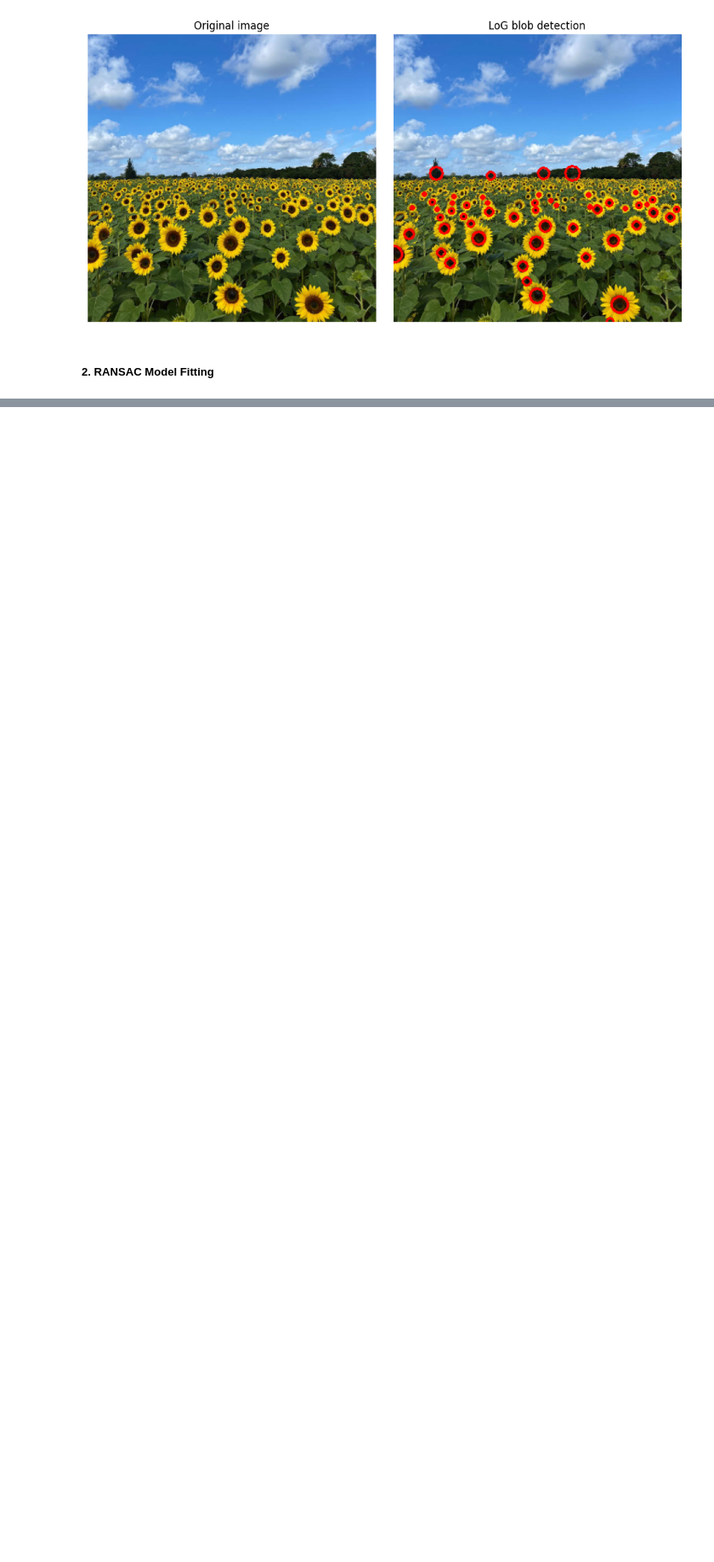
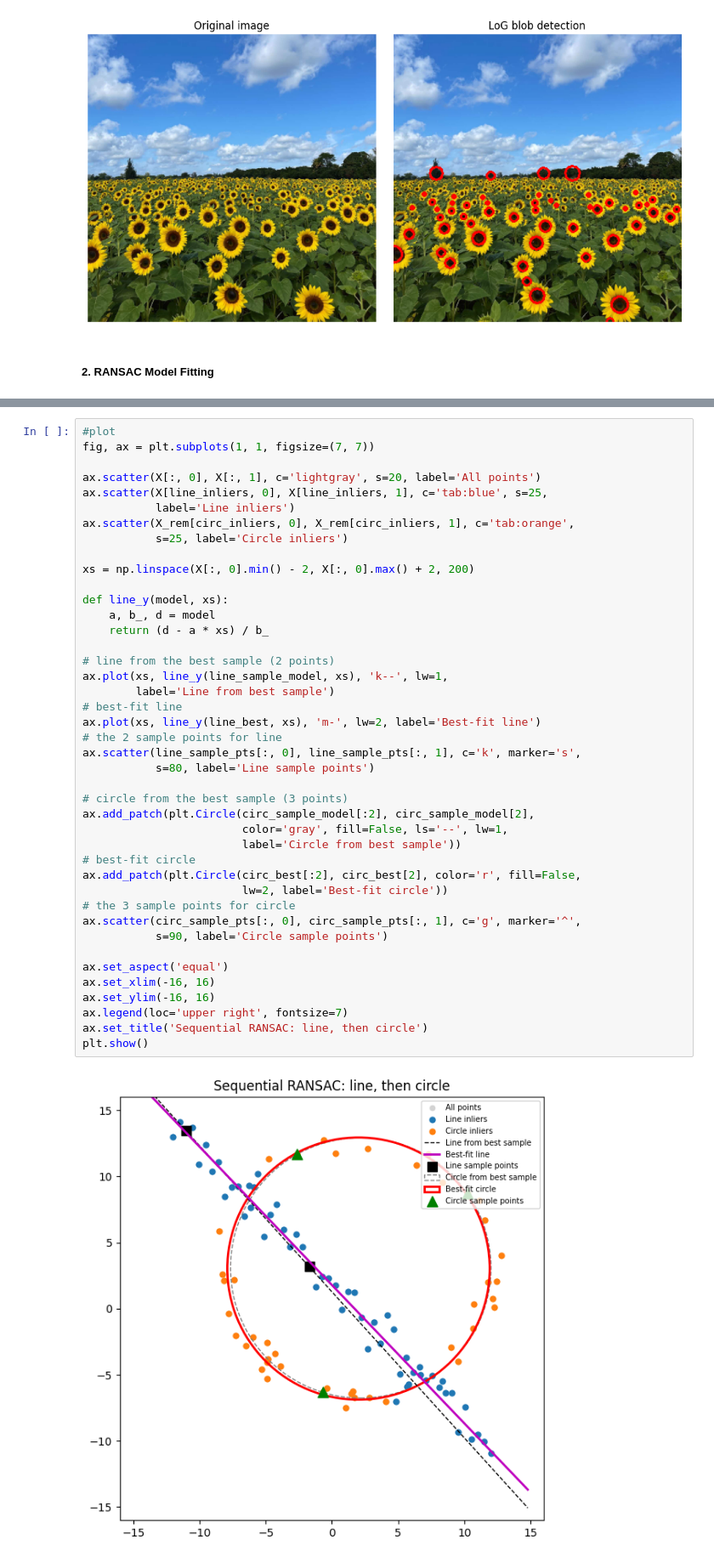
Before and after one commit to minsarapasindu2003-del/CV_assignment_02, a Jupyter notebook: answers.ipynb, the cells around one changed output, grey strips where cells are left out. Shown at 85% size. Drawn from its saved outputs; the diff is of its cells as text; blank space fills up the shorter version.

```diff
--- a/answers.ipynb
+++ b/answers.ipynb
@@ -254,0 +254,44 @@ Circle-first model: [1.71281933 3.00904971 9.83009554]  inliers: 57  of which fr
+# %%
+#plot
+fig, ax = plt.subplots(1, 1, figsize=(7, 7))
+
+ax.scatter(X[:, 0], X[:, 1], c='lightgray', s=20, label='All points')
+ax.scatter(X[line_inliers, 0], X[line_inliers, 1], c='tab:blue', s=25,
+           label='Line inliers')
+ax.scatter(X_rem[circ_inliers, 0], X_rem[circ_inliers, 1], c='tab:orange',
+           s=25, label='Circle inliers')
+
+xs = np.linspace(X[:, 0].min() - 2, X[:, 0].max() + 2, 200)
+
+def line_y(model, xs):
+    a, b_, d = model
+    return (d - a * xs) / b_
+
+# line from the best sample (2 points)
+ax.plot(xs, line_y(line_sample_model, xs), 'k--', lw=1,
+        label='Line from best sample')
+# best-fit line
+ax.plot(xs, line_y(line_best, xs), 'm-', lw=2, label='Best-fit line')
+# the 2 sample points for line
+ax.scatter(line_sample_pts[:, 0], line_sample_pts[:, 1], c='k', marker='s',
+           s=80, label='Line sample points')
+
+# circle from the best sample (3 points)
+ax.add_patch(plt.Circle(circ_sample_model[:2], circ_sample_model[2],
+                        color='gray', fill=False, ls='--', lw=1,
+                        label='Circle from best sample'))
+# best-fit circle
+ax.add_patch(plt.Circle(circ_best[:2], circ_best[2], color='r', fill=False,
+                        lw=2, label='Best-fit circle'))
+# the 3 sample points for circle
+ax.scatter(circ_sample_pts[:, 0], circ_sample_pts[:, 1], c='g', marker='^',
+           s=90, label='Circle sample points')
+
+ax.set_aspect('equal')
+ax.set_xlim(-16, 16)
+ax.set_ylim(-16, 16)
+ax.legend(loc='upper right', fontsize=7)
+ax.set_title('Sequential RANSAC: line, then circle')
+plt.show()
+# %% [output]
+[figure, added]
```
Also changed, not shown: parts of 6 cells of this notebook.
